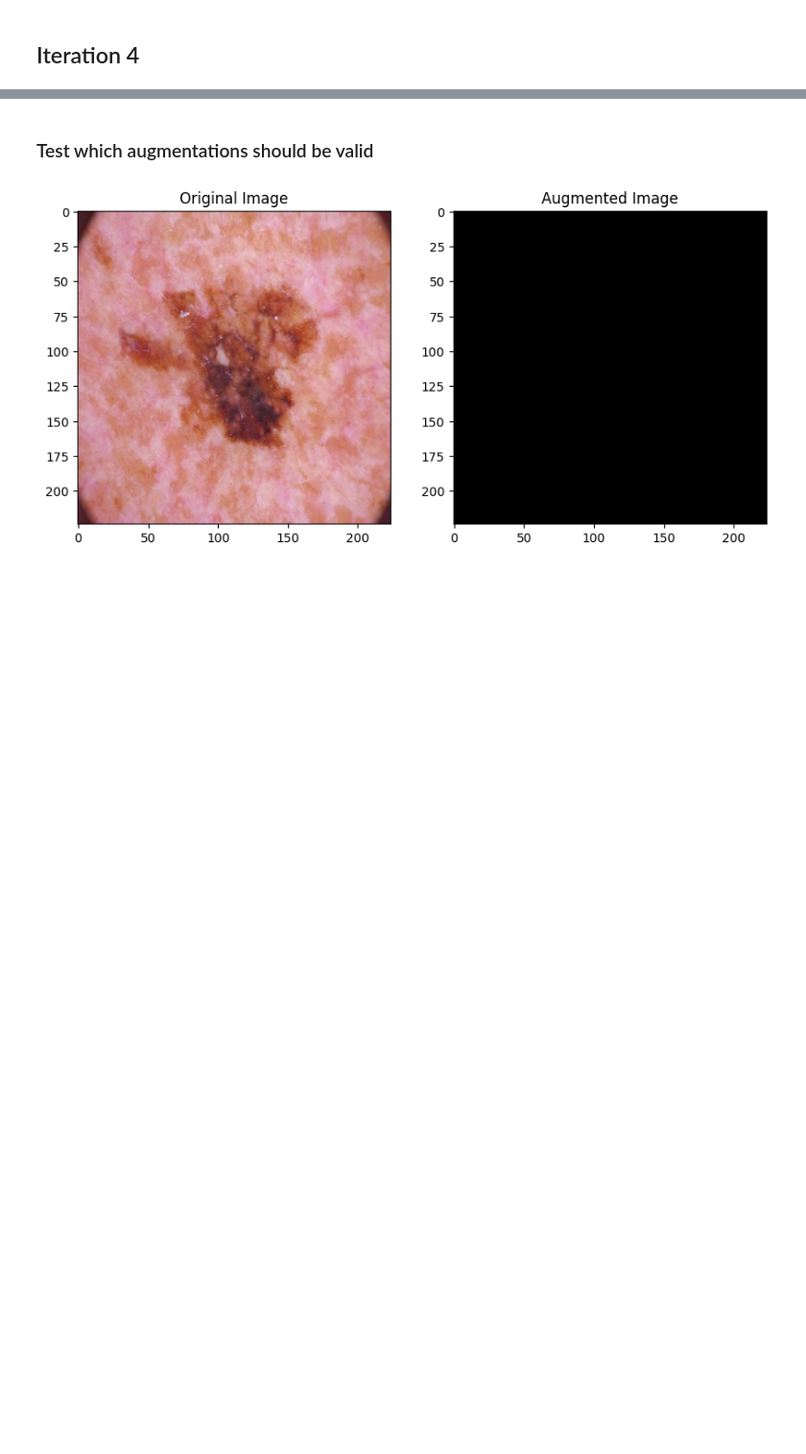
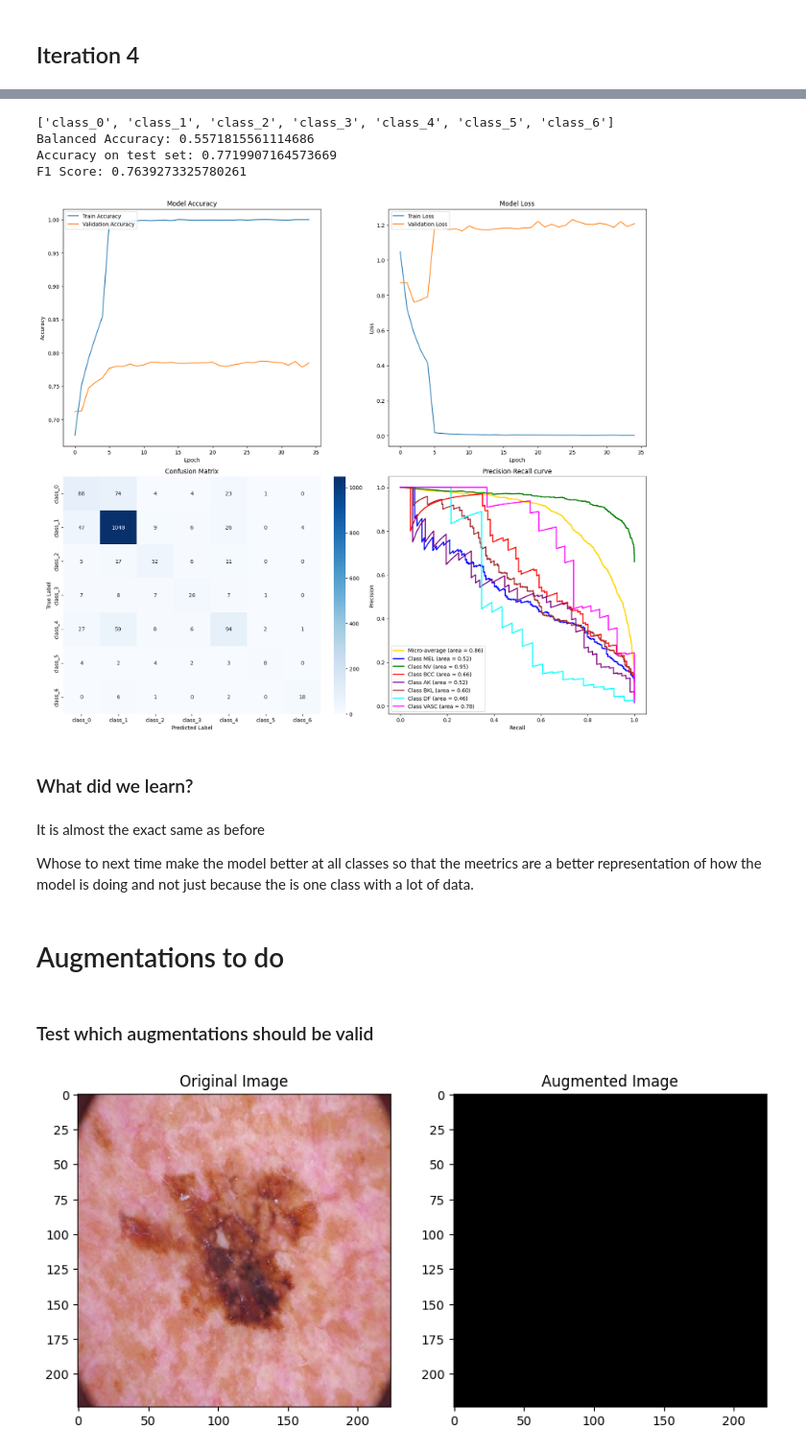
Before and after one commit to renemartensen/Classification-of-Skin-Lesions, a Jupyter notebook: makingModel.ipynb, the cells around one changed output, grey strips where cells are left out. Shown at 96% size. Cells and saved outputs as stored; diff of their text form; code cells hidden in the pictures; blank space fills up the shorter version.

```diff
--- a/makingModel.ipynb
+++ b/makingModel.ipynb
@@ -624,0 +702,7 @@ What to do next time?
+# %%
+history2 = model.fit_epochs(train_generator,
+        validation_generator,
+        epochs=50,
+        checkpoint_path='../../models/best_model_iteration_4.h5',
+        lr=[1e-4, 2e-3])
+histories.append(history2)
@@ -625,3 +731,26 @@ What to do next time?
+# %%
+import sys
+import os
+from tensorflow.keras.models import load_model
+
+
+m = load_model('../../models/best_model_iteration_4.h5')
+
+show_all_plots(histories, m, test_generator)
+# %% [output]
+['class_0', 'class_1', 'class_2', 'class_3', 'class_4', 'class_5', 'class_6']
+Balanced Accuracy: 0.5571815561114686
+Accuracy on test set: 0.7719907164573669
+F1 Score: 0.7639273325780261
+[figure, added]
+# %% [markdown]
+### What did we learn?
+# %% [markdown]
+It is almost the exact same as before
+
+Whose to next time make the model better at all classes so that the meetrics are a better representation of how the model is doing and not just because the is one class with a lot of data.
+# %% [markdown]
+# Augmentations to do
 # %% [markdown]
 ### Test which augmentations should be valid
 # %%
```
Also changed, not shown: parts of 8 cells of this notebook, 4 other files.
